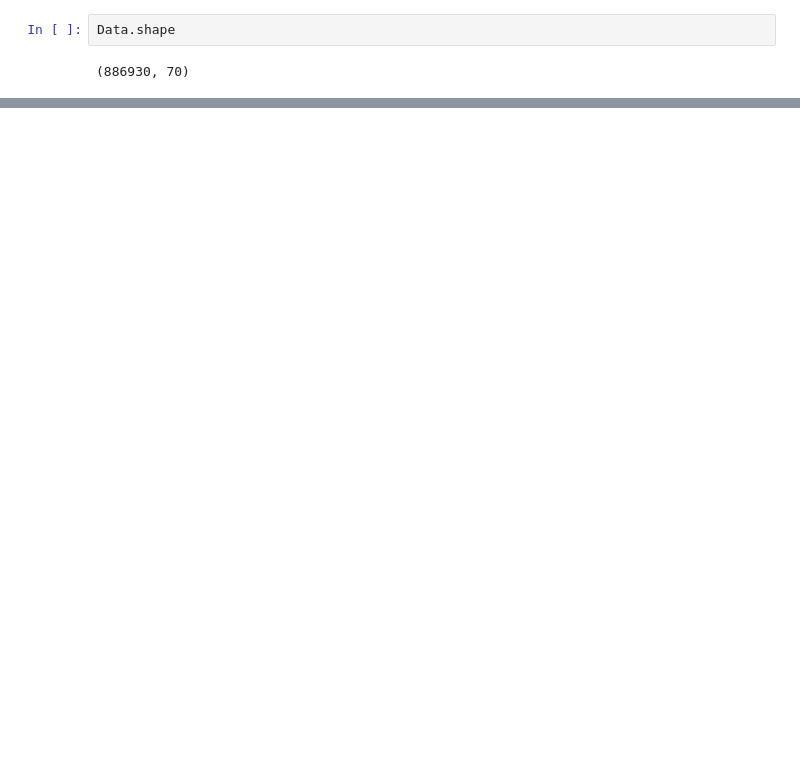
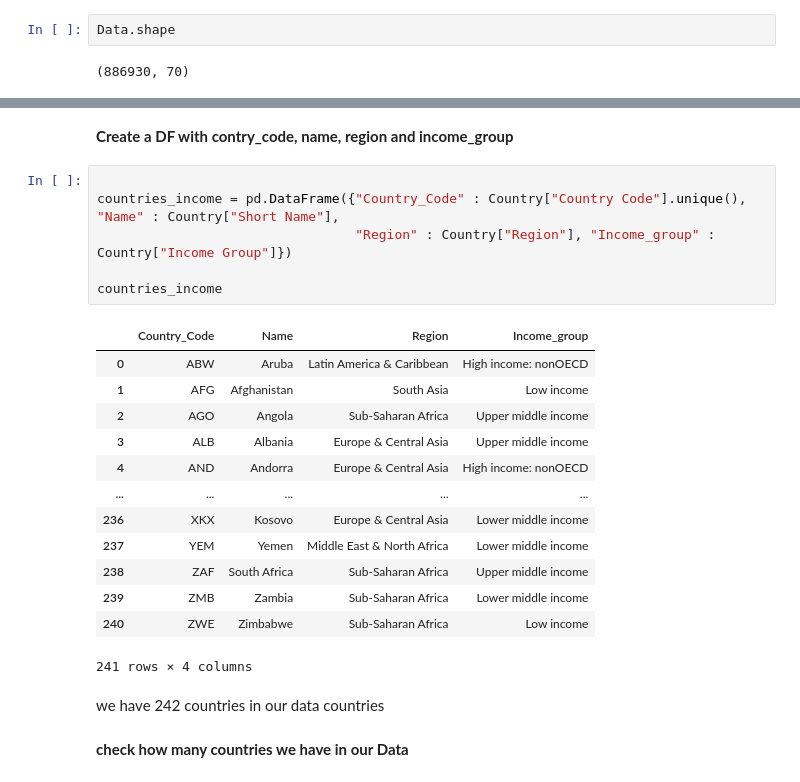
Before and after one commit to Azimoj/EdState-, a Jupyter notebook: The World Bank EdStats.ipynb, the cells around one changed output, grey strips where cells are left out. Drawn from its saved outputs; the diff is of its cells as text; blank space fills up the shorter version.

```diff
--- a/The World Bank EdStats.ipynb
+++ b/The World Bank EdStats.ipynb
@@ -65,0 +200,26 @@ sns.heatmap(Data.isnull())
+# %% [markdown]
+__Create a DF with contry_code, name, region and income_group__
+# %%
+
+countries_income = pd.DataFrame({"Country_Code" : Country["Country Code"].unique(), "Name" : Country["Short Name"],
+                                 "Region" : Country["Region"], "Income_group" : Country["Income Group"]})
+
+countries_income
+# %% [output]
+|  | Country_Code | Name | Region | Income_group |
+| 0 | ABW | Aruba | Latin America & Caribbean | High income: nonOECD |
+| 1 | AFG | Afghanistan | South Asia | Low income |
+| 2 | AGO | Angola | Sub-Saharan Africa | Upper middle income |
+| 3 | ALB | Albania | Europe & Central Asia | Upper middle income |
+| 4 | AND | Andorra | Europe & Central Asia | High income: nonOECD |
+| ... | ... | ... | ... | ... |
+| 236 | XKX | Kosovo | Europe & Central Asia | Lower middle income |
+| 237 | YEM | Yemen | Middle East & North Africa | Lower middle income |
+| 238 | ZAF | South Africa | Sub-Saharan Africa | Upper middle income |
+| 239 | ZMB | Zambia | Sub-Saharan Africa | Lower middle income |
+| 240 | ZWE | Zimbabwe | Sub-Saharan Africa | Low income |
+241 rows × 4 columns
+# %% [markdown]
+we have 242 countries in our data countries
+# %% [markdown]
+__check how many countries we have in our Data__
```
Also changed, not shown: parts of 75 cells of this notebook.
